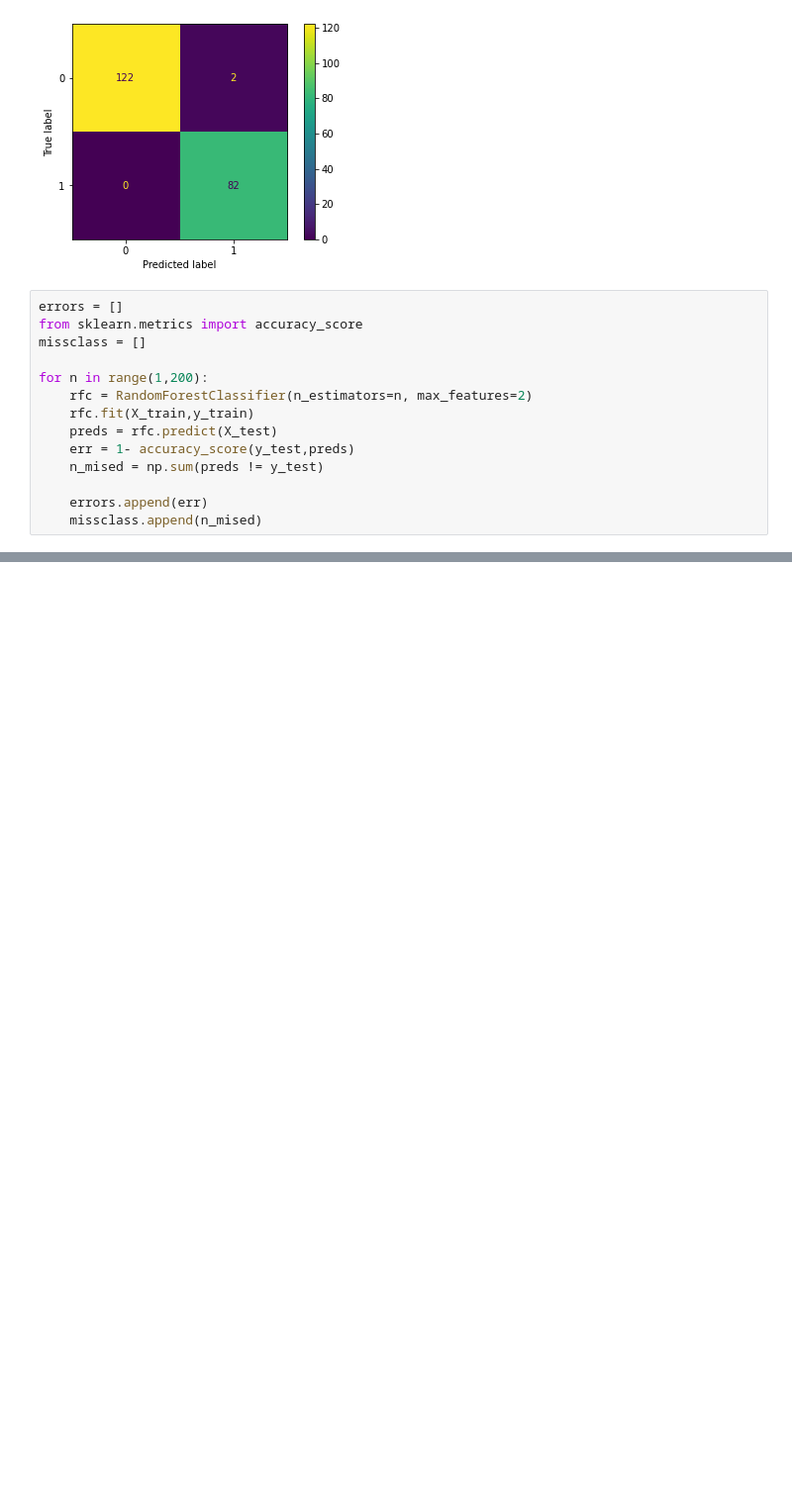
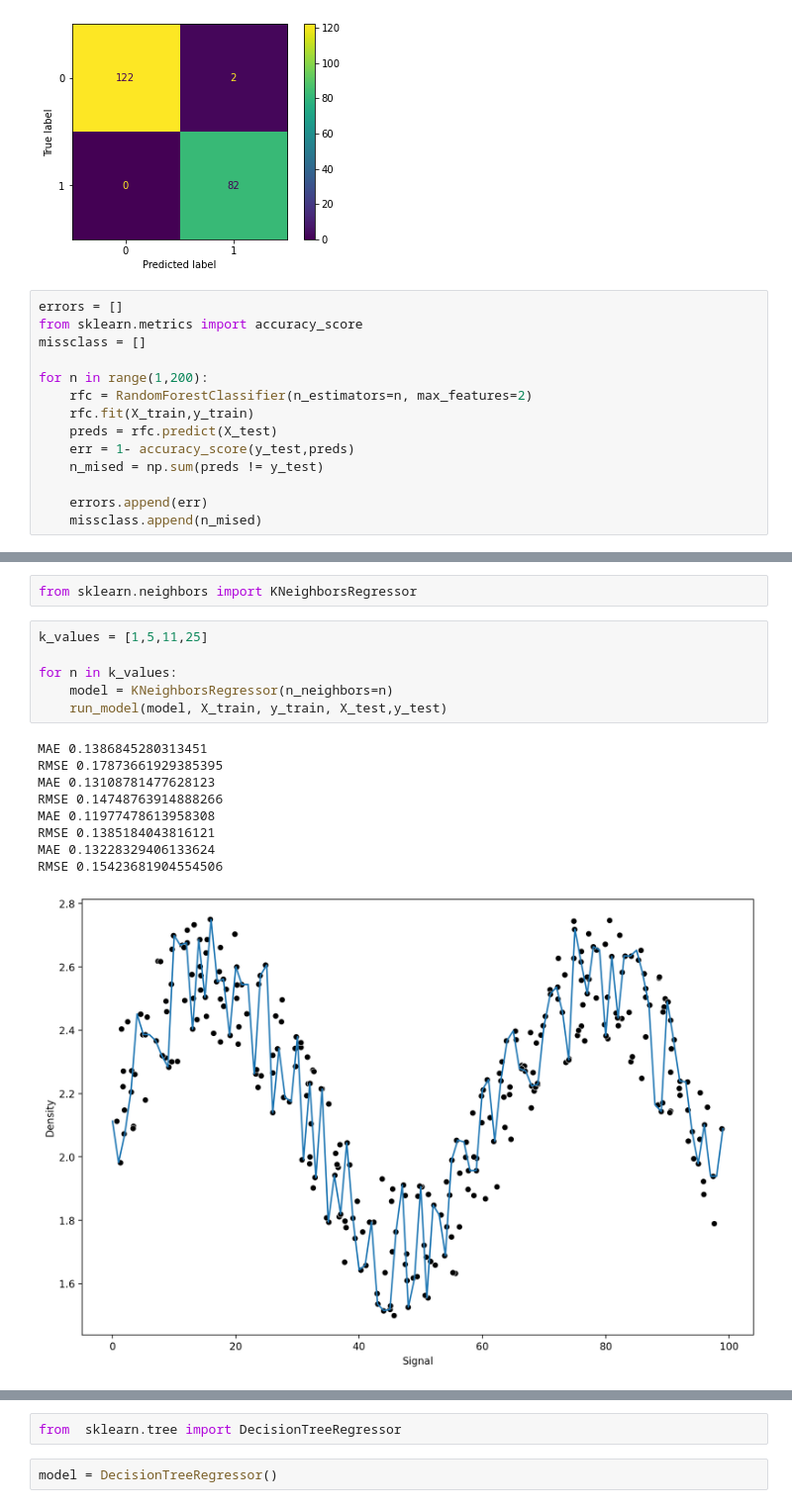
Before and after one commit to pawel9009/ML, a Jupyter notebook: notebooks/Random Forest.ipynb, the cells around one changed output, grey strips where cells are left out. Shown at 99% size. Cells and saved outputs as stored; diff of their text form; blank space fills up the shorter version.

```diff
--- a/notebooks/Random Forest.ipynb
+++ b/notebooks/Random Forest.ipynb
@@ -177,0 +268,18 @@ plt.plot(range(1,200),missclass)
+# %%
+from sklearn.neighbors import KNeighborsRegressor
+# %%
+k_values = [1,5,11,25]
+
+for n in k_values:
+    model = KNeighborsRegressor(n_neighbors=n)
+    run_model(model, X_train, y_train, X_test,y_test)
+# %% [output]
+MAE 0.1386845280313451
+RMSE 0.17873661929385395
+MAE 0.13108781477628123
+RMSE 0.14748763914888266
+MAE 0.11977478613958308
+RMSE 0.1385184043816121
+MAE 0.13228329406133624
+RMSE 0.15423681904554506
+[figure, added]
@@ -177,0 +289,4 @@ plt.plot(range(1,200),missclass)
+# %%
+from  sklearn.tree import DecisionTreeRegressor
+# %%
+model = DecisionTreeRegressor()
```
Also changed, not shown: parts of 35 cells of this notebook.
